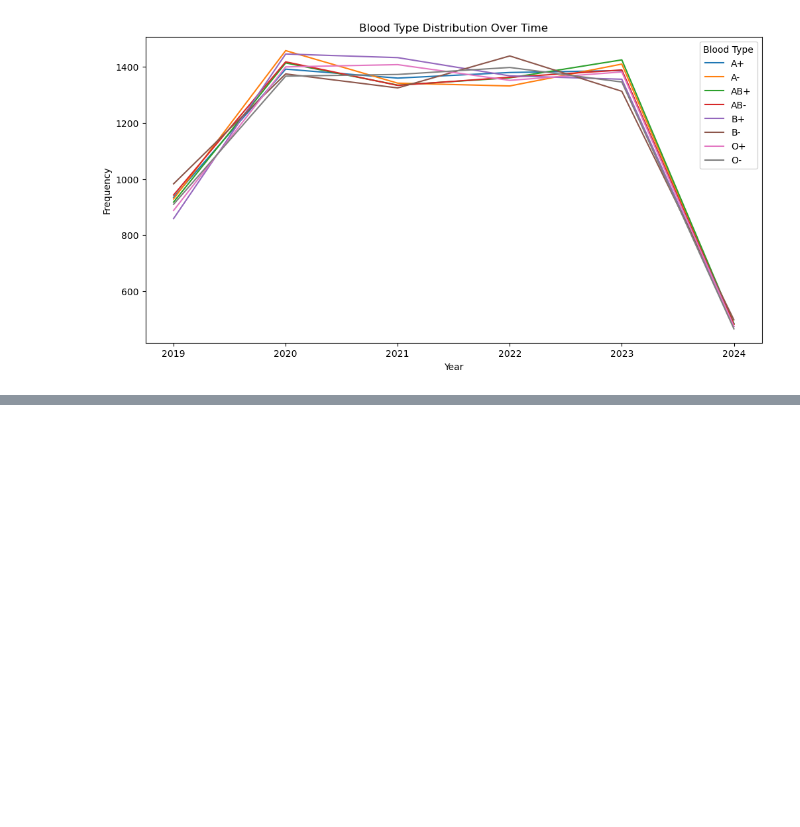
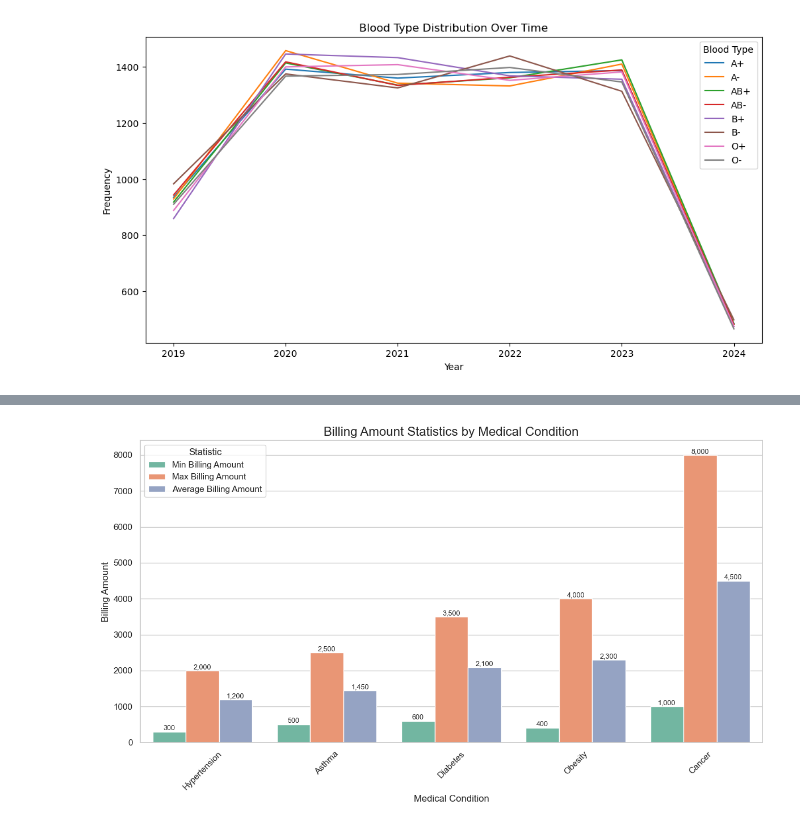
Before and after one commit to Yashshah0502/HealtchCare_Analysis, a Jupyter notebook: Data.ipynb, the cells around one changed output, grey strips where cells are left out. Saved outputs shown, nothing was run; the diff lists cells and outputs as text; code cells hidden in the pictures; blank space fills up the shorter version.

```diff
--- a/Data.ipynb
+++ b/Data.ipynb
@@ -335,0 +556,55 @@ Name: Hospital, Length: 39815, dtype: int64
+# %%
+import matplotlib.pyplot as plt
+import seaborn as sns
+import pandas as pd
+
+# Sample data
+medical_condition_stats = pd.DataFrame({
+    'Medical Condition': ['Asthma', 'Cancer', 'Diabetes', 'Hypertension', 'Obesity'],
+    'Min Billing Amount': [500, 1000, 600, 300, 400],
+    'Max Billing Amount': [2500, 8000, 3500, 2000, 4000],
+    'Average Billing Amount': [1450, 4500, 2100, 1200, 2300]
+})
+
+# Sort by Average Billing Amount for better visual comparison
+order = medical_condition_stats.sort_values('Average Billing Amount')['Medical Condition']
+
+# Reshape for plotting
+df_melted = pd.melt(
+    medical_condition_stats,
+    id_vars='Medical Condition',
+    value_vars=['Min Billing Amount', 'Max Billing Amount', 'Average Billing Amount'],
+    var_name='Statistic',
+    value_name='Billing Amount'
+)
+
+# Set plot style
+sns.set(style="whitegrid", palette="Set2")
+plt.figure(figsize=(12, 7))
+
+# Barplot
+ax = sns.barplot(
+    x='Medical Condition',
+    y='Billing Amount',
+    hue='Statistic',
+    data=df_melted,
+    order=order
+)
+
+# Value labels
+for p in ax.patches:
+    value = p.get_height()
+    ax.annotate(f'{value:,.0f}',
+                (p.get_x() + p.get_width() / 2, value),
+                ha='center', va='bottom', fontsize=9)
+
+# Labels and layout
+plt.title('Billing Amount Statistics by Medical Condition', fontsize=16)
+plt.xlabel('Medical Condition')
+plt.ylabel('Billing Amount')
+plt.xticks(rotation=45)
+plt.legend(title='Statistic')
+plt.tight_layout()
+plt.show()
+# %% [output]
+[figure, added]
```
Also changed, not shown: parts of 20 cells of this notebook.
